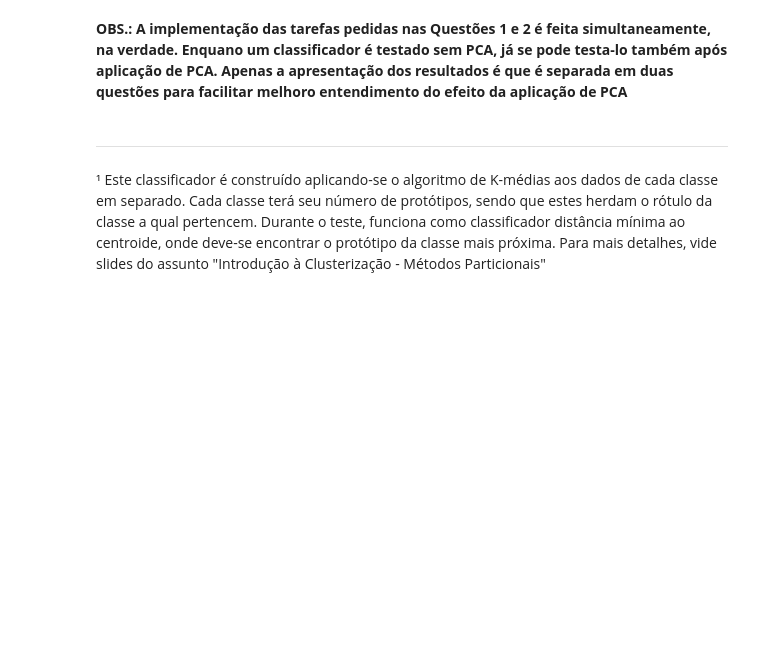
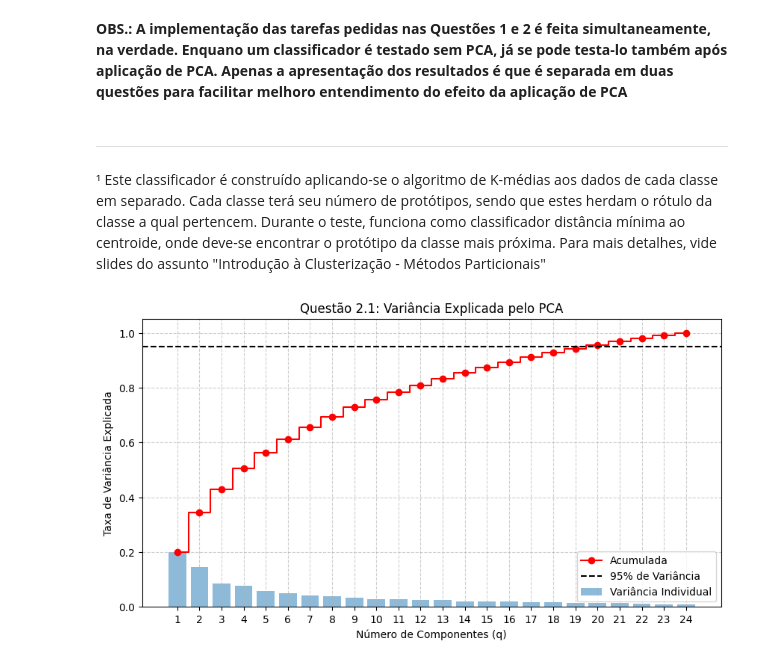
Before and after one commit to LuisFelipeCSouza/reconhecimento-de-padroes, a Jupyter notebook: trabalho-3/main.ipynb, the cells around one changed output. Cells and saved outputs as stored; diff of their text form; code cells hidden in the pictures; blank space fills up the shorter version.

```diff
--- a/trabalho-3/main.ipynb
+++ b/trabalho-3/main.ipynb
@@ -724,0 +797,7 @@ class PCA:
+# %%
+data = np.genfromtxt(fname=data_path, delimiter=",", dtype=str, encoding="utf-8")
+
+X = data[:, :-1].astype(float)  # todas menos a última coluna convertidas para float
+y = data[:, -1]                 # última coluna como string
+
+# y = y.reshape(-1, 1)
@@ -748,6 +920,2 @@ for _ in tqdm.tqdm(range(100)):
 # %% [output]
 KeyboardInterrupt:
-# %%
-pca = PCA(n_components=20, method='svd')
-pca.fit(X)
-pca.explained_variance_
@@ -773,3 +932,23 @@ Aplicar PCA ao conjunto original de 24 sensores. Pede-se:
 # %% [markdown]
 ---
 ¹ Este classificador é construído aplicando-se o algoritmo de K-médias aos dados de cada classe em separado. Cada classe terá seu número de protótipos, sendo que estes herdam o rótulo da classe a qual pertencem. Durante o teste, funciona como classificador distância mínima ao centroide, onde deve-se encontrar o protótipo da classe mais próxima. Para mais detalhes, vide slides do assunto "Introdução à Clusterização - Métodos Particionais"
+# %%
+pca_full = PCA(n_components=None)
+pca_full.fit(X)
+
+var_ratio = pca_full.explained_variance_ratio_
+var_acumulada = np.cumsum(var_ratio)
+
+plt.figure(figsize=(10, 5))
+plt.bar(range(1, len(var_ratio) + 1), var_ratio, alpha=0.5, label='Variância Individual')
+plt.step(range(1, len(var_acumulada) + 1), var_acumulada, where='mid', color='red', marker='o', label='Acumulada')
+plt.ylabel('Taxa de Variância Explicada')
+plt.xlabel('Número de Componentes (q)')
+plt.title('Questão 2.1: Variância Explicada pelo PCA')
+plt.xticks(range(1, len(var_ratio) + 1))
+plt.axhline(y=0.95, color='k', linestyle='--', label='95% de Variância')
+plt.legend()
+plt.grid(True, linestyle='--', alpha=0.6)
+plt.show()
+# %% [output]
+[figure, added]
```
Also changed, not shown: parts of 20 cells of this notebook.
